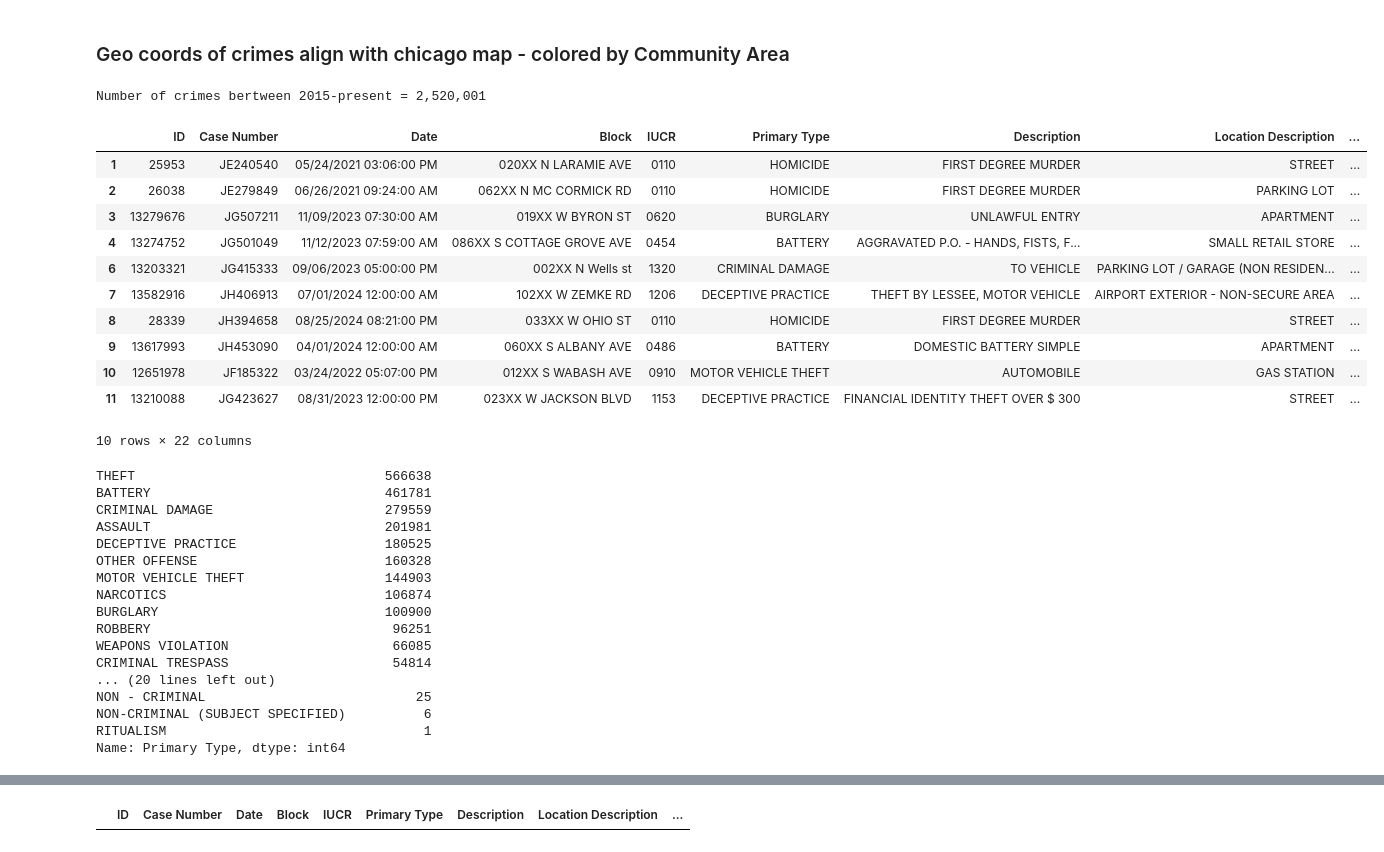
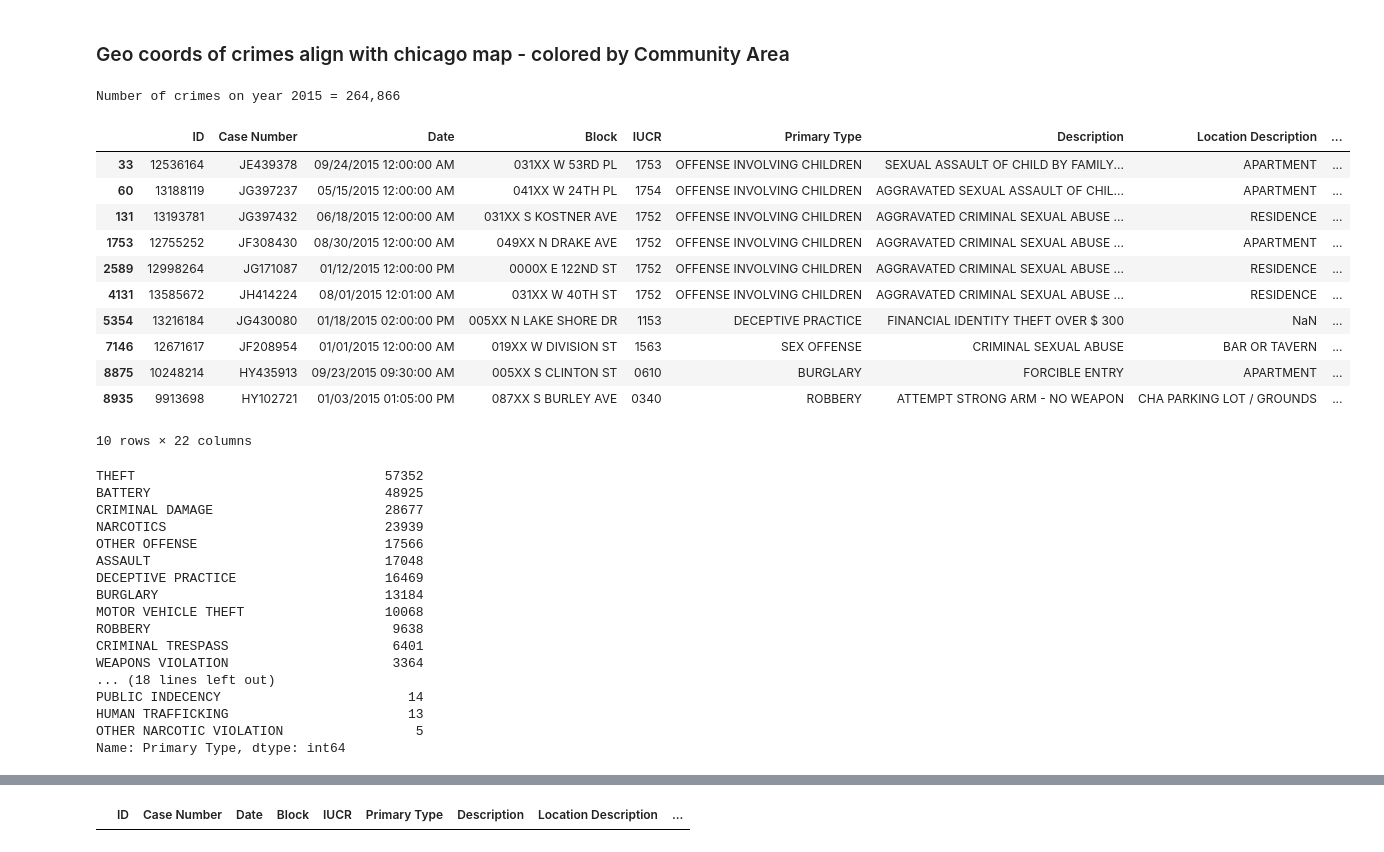
Before and after one commit to VanDang003/Analysis-of-Crime-and-Socioeconomic-Factors-in-Chicago, a Jupyter notebook: EDA.ipynb, the cells around one changed output, grey strips where cells are left out. Cells and saved outputs as stored; diff of their text form; code cells hidden in the pictures.

```diff
--- a/EDA.ipynb
+++ b/EDA.ipynb
@@ -158,43 +158,43 @@ https://chibarproject.com/wp-content/uploads/2021/09/Chicago-interactive-map-1.j
 #Census data is taken from 5-year community snapshot
 #Using 2015 in this run for reduced processing time
 
-crimes_15_25 = data_csv[data_csv['Year'] >= 2015]
-print(f'Number of crimes bertween 2015-present = {len(crimes_15_25):,}')
+crimes_2015 = data_csv[data_csv['Year'] == 2015]
+print(f'Number of crimes on year 2015 = {len(crimes_2015):,}')
 # %% [output]
-Number of crimes bertween 2015-present = 2,520,001
+Number of crimes on year 2015 = 264,866
 # %%
-crimes_15_25.head(10)
+crimes_2015.head(10)
 # %% [output]
 |  | ID | Case Number | Date | Block | IUCR | Primary Type | Description | Location Description | ... |
-| 1 | 25953 | JE240540 | 05/24/2021 03:06:00 PM | 020XX N LARAMIE AVE | 0110 | HOMICIDE | FIRST DEGREE MURDER | STREET | ... |
-| 2 | 26038 | JE279849 | 06/26/2021 09:24:00 AM | 062XX N MC CORMICK RD | 0110 | HOMICIDE | FIRST DEGREE MURDER | PARKING LOT | ... |
-| 3 | 13279676 | JG507211 | 11/09/2023 07:30:00 AM | 019XX W BYRON ST | 0620 | BURGLARY | UNLAWFUL ENTRY | APARTMENT | ... |
-| 4 | 13274752 | JG501049 | 11/12/2023 07:59:00 AM | 086XX S COTTAGE GROVE AVE | 0454 | BATTERY | AGGRAVATED P.O. - HANDS, FISTS, F... | SMALL RETAIL STORE | ... |
-| 6 | 13203321 | JG415333 | 09/06/2023 05:00:00 PM | 002XX N Wells st | 1320 | CRIMINAL DAMAGE | TO VEHICLE | PARKING LOT / GARAGE (NON RESIDEN... | ... |
-| 7 | 13582916 | JH406913 | 07/01/2024 12:00:00 AM | 102XX W ZEMKE RD | 1206 | DECEPTIVE PRACTICE | THEFT BY LESSEE, MOTOR VEHICLE | AIRPORT EXTERIOR - NON-SECURE AREA | ... |
-| 8 | 28339 | JH394658 | 08/25/2024 08:21:00 PM | 033XX W OHIO ST | 0110 | HOMICIDE | FIRST DEGREE MURDER | STREET | ... |
-| 9 | 13617993 | JH453090 | 04/01/2024 12:00:00 AM | 060XX S ALBANY AVE | 0486 | BATTERY | DOMESTIC BATTERY SIMPLE | APARTMENT | ... |
-| 10 | 12651978 | JF185322 | 03/24/2022 05:07:00 PM | 012XX S WABASH AVE | 0910 | MOTOR VEHICLE THEFT | AUTOMOBILE | GAS STATION | ... |
-| 11 | 13210088 | JG423627 | 08/31/2023 12:00:00 PM | 023XX W JACKSON BLVD | 1153 | DECEPTIVE PRACTICE | FINANCIAL IDENTITY THEFT OVER $ 300 | STREET | ... |
+| 33 | 12536164 | JE439378 | 09/24/2015 12:00:00 AM | 031XX W 53RD PL | 1753 | OFFENSE INVOLVING CHILDREN | SEXUAL ASSAULT OF CHILD BY FAMILY... | APARTMENT | ... |
+| 60 | 13188119 | JG397237 | 05/15/2015 12:00:00 AM | 041XX W 24TH PL | 1754 | OFFENSE INVOLVING CHILDREN | AGGRAVATED SEXUAL ASSAULT OF CHIL... | APARTMENT | ... |
+| 131 | 13193781 | JG397432 | 06/18/2015 12:00:00 AM | 031XX S KOSTNER AVE | 1752 | OFFENSE INVOLVING CHILDREN | AGGRAVATED CRIMINAL SEXUAL ABUSE ... | RESIDENCE | ... |
+| 1753 | 12755252 | JF308430 | 08/30/2015 12:00:00 AM | 049XX N DRAKE AVE | 1752 | OFFENSE INVOLVING CHILDREN | AGGRAVATED CRIMINAL SEXUAL ABUSE ... | APARTMENT | ... |
+| 2589 | 12998264 | JG171087 | 01/12/2015 12:00:00 PM | 0000X E 122ND ST | 1752 | OFFENSE INVOLVING CHILDREN | AGGRAVATED CRIMINAL SEXUAL ABUSE ... | RESIDENCE | ... |
+| 4131 | 13585672 | JH414224 | 08/01/2015 12:01:00 AM | 031XX W 40TH ST | 1752 | OFFENSE INVOLVING CHILDREN | AGGRAVATED CRIMINAL SEXUAL ABUSE ... | RESIDENCE | ... |
+| 5354 | 13216184 | JG430080 | 01/18/2015 02:00:00 PM | 005XX N LAKE SHORE DR | 1153 | DECEPTIVE PRACTICE | FINANCIAL IDENTITY THEFT OVER $ 300 | NaN | ... |
+| 7146 | 12671617 | JF208954 | 01/01/2015 12:00:00 AM | 019XX W DIVISION ST | 1563 | SEX OFFENSE | CRIMINAL SEXUAL ABUSE | BAR OR TAVERN | ... |
+| 8875 | 10248214 | HY435913 | 09/23/2015 09:30:00 AM | 005XX S CLINTON ST | 0610 | BURGLARY | FORCIBLE ENTRY | APARTMENT | ... |
+| 8935 | 9913698 | HY102721 | 01/03/2015 01:05:00 PM | 087XX S BURLEY AVE | 0340 | ROBBERY | ATTEMPT STRONG ARM - NO WEAPON | CHA PARKING LOT / GROUNDS | ... |
 10 rows × 22 columns
 # %%
-crimes_15_25['Primary Type'].value_counts()
+crimes_2015['Primary Type'].value_counts()
 # %% [output]
-THEFT                                566638
-BATTERY                              461781
-CRIMINAL DAMAGE                      279559
-ASSAULT                              201981
-DECEPTIVE PRACTICE                   180525
-OTHER OFFENSE                        160328
-MOTOR VEHICLE THEFT                  144903
-NARCOTICS                            106874
-BURGLARY                             100900
-ROBBERY                               96251
-WEAPONS VIOLATION                     66085
-CRIMINAL TRESPASS                     54814
-... (20 lines left out)
-NON - CRIMINAL                           25
-NON-CRIMINAL (SUBJECT SPECIFIED)          6
-RITUALISM                                 1
+THEFT                                57352
+BATTERY                              48925
+CRIMINAL DAMAGE                      28677
+NARCOTICS                            23939
+OTHER OFFENSE                        17566
+ASSAULT                              17048
+DECEPTIVE PRACTICE                   16469
+BURGLARY                             13184
+MOTOR VEHICLE THEFT                  10068
+ROBBERY                               9638
+CRIMINAL TRESPASS                     6401
+WEAPONS VIOLATION                     3364
+... (18 lines left out)
+PUBLIC INDECENCY                        14
+HUMAN TRAFFICKING                       13
+OTHER NARCOTIC VIOLATION                 5
 Name: Primary Type, dtype: int64
 # %%
```
Also changed, not shown: parts of 27 cells of this notebook.
